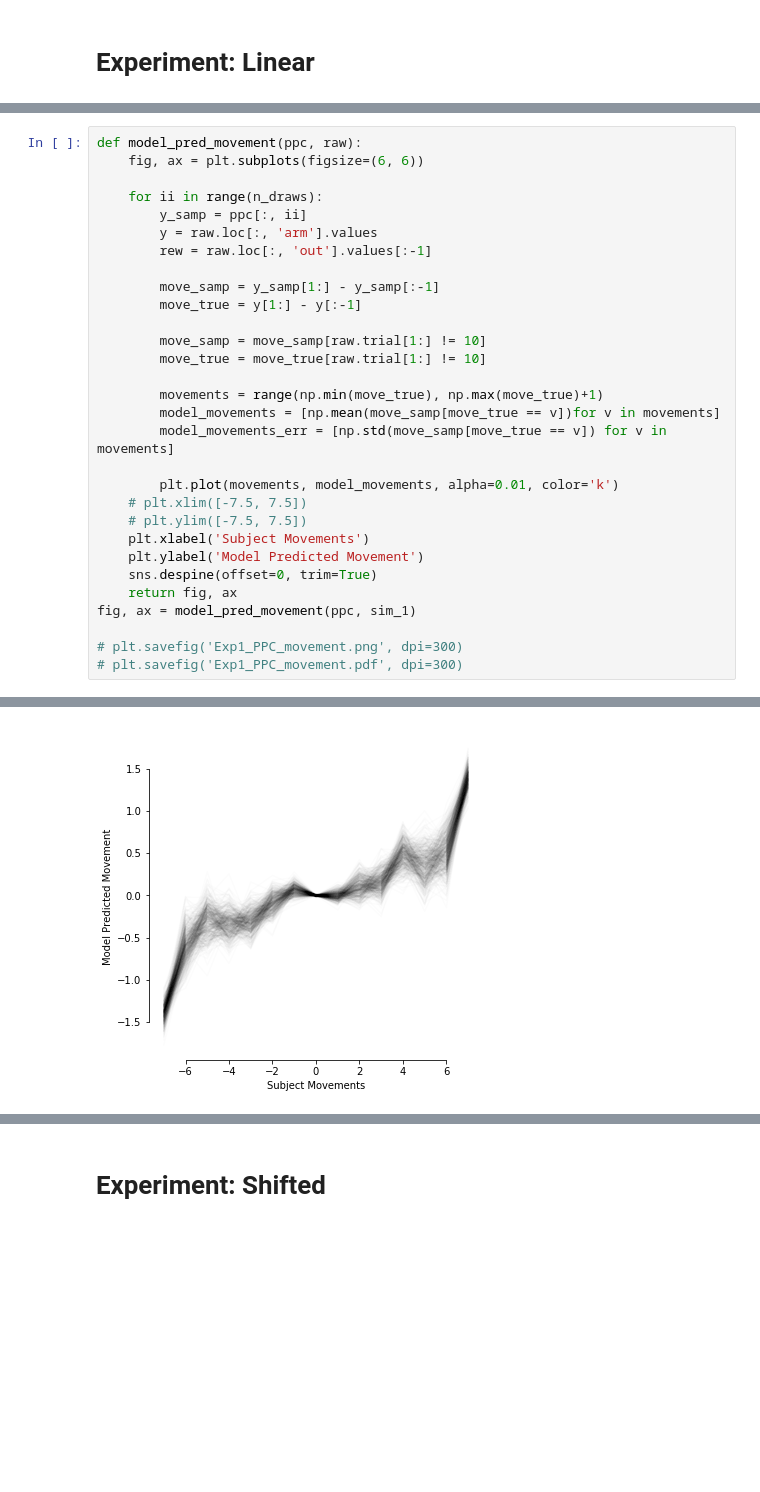
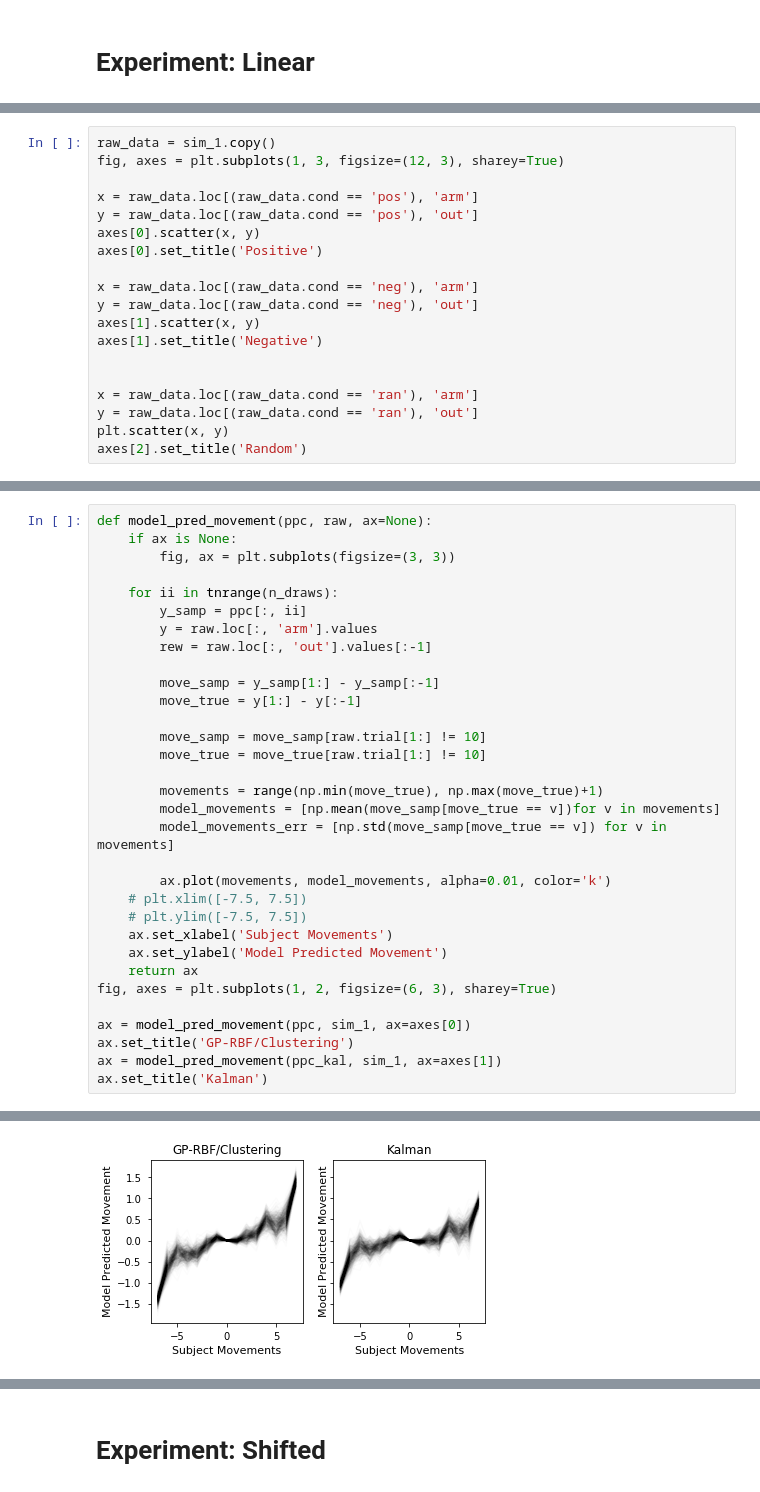
Before and after one commit to nicktfranklin/StructuredBandits, a Jupyter notebook: Posterior Predictive Checks.ipynb, the cells around one changed output, grey strips where cells are left out. Drawn from its saved outputs; the diff is of its cells as text; blank space fills up the shorter version.

```diff
--- a/Posterior Predictive Checks.ipynb
+++ b/Posterior Predictive Checks.ipynb
@@ -21,0 +31,19 @@ for ii in range(n_draws):
+# %%
+raw_data = sim_1.copy()
+fig, axes = plt.subplots(1, 3, figsize=(12, 3), sharey=True)
+
+x = raw_data.loc[(raw_data.cond == 'pos'), 'arm']
+y = raw_data.loc[(raw_data.cond == 'pos'), 'out']
+axes[0].scatter(x, y)
+axes[0].set_title('Positive')
+
+x = raw_data.loc[(raw_data.cond == 'neg'), 'arm']
+y = raw_data.loc[(raw_data.cond == 'neg'), 'out']
+axes[1].scatter(x, y)
+axes[1].set_title('Negative')
+
+
+x = raw_data.loc[(raw_data.cond == 'ran'), 'arm']
+y = raw_data.loc[(raw_data.cond == 'ran'), 'out']
+plt.scatter(x, y)
+axes[2].set_title('Random')
@@ -74,8 +88,9 @@ fig, axes = ppc_acc_v_round(ppc, sim_1)
 # %%
-def model_pred_movement(ppc, raw):
-    fig, ax = plt.subplots(figsize=(6, 6))
+def model_pred_movement(ppc, raw, ax=None):
+    if ax is None:
+        fig, ax = plt.subplots(figsize=(3, 3))
 
-    for ii in range(n_draws):
+    for ii in tnrange(n_draws):
         y_samp = ppc[:, ii]
         y = raw.loc[:, 'arm'].values
         rew = raw.loc[:, 'out'].values[:-1]
@@ -90,15 +105,16 @@ def model_pred_movement(ppc, raw):
         model_movements = [np.mean(move_samp[move_true == v])for v in movements]
         model_movements_err = [np.std(move_samp[move_true == v]) for v in movements]
 
-        plt.plot(movements, model_movements, alpha=0.01, color='k')
+        ax.plot(movements, model_movements, alpha=0.01, color='k')
     # plt.xlim([-7.5, 7.5])
     # plt.ylim([-7.5, 7.5])
-    plt.xlabel('Subject Movements')
-    plt.ylabel('Model Predicted Movement')
-    sns.despine(offset=0, trim=True)
-    return fig, ax
-fig, ax = model_pred_movement(ppc, sim_1)
+    ax.set_xlabel('Subject Movements')
+    ax.set_ylabel('Model Predicted Movement')
+    return ax
+fig, axes = plt.subplots(1, 2, figsize=(6, 3), sharey=True)
 
-# plt.savefig('Exp1_PPC_movement.png', dpi=300)
-# plt.savefig('Exp1_PPC_movement.pdf', dpi=300)
+ax = model_pred_movement(ppc, sim_1, ax=axes[0])
+ax.set_title('GP-RBF/Clustering')
+ax = model_pred_movement(ppc_kal, sim_1, ax=axes[1])
+ax.set_title('Kalman')
 # %% [output]
@@ -105,2 +124,2 @@ fig, ax = model_pred_movement(ppc, sim_1)
-[figure, old version]
+[figure, new version]
 # %%
```
Also changed, not shown: parts of 50 cells of this notebook, 34 other files.
